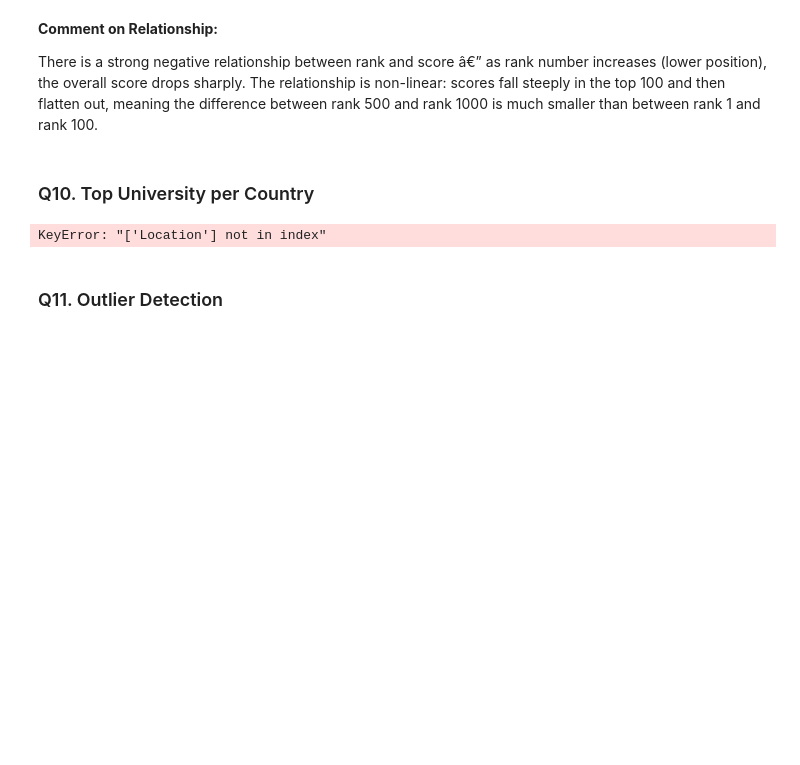
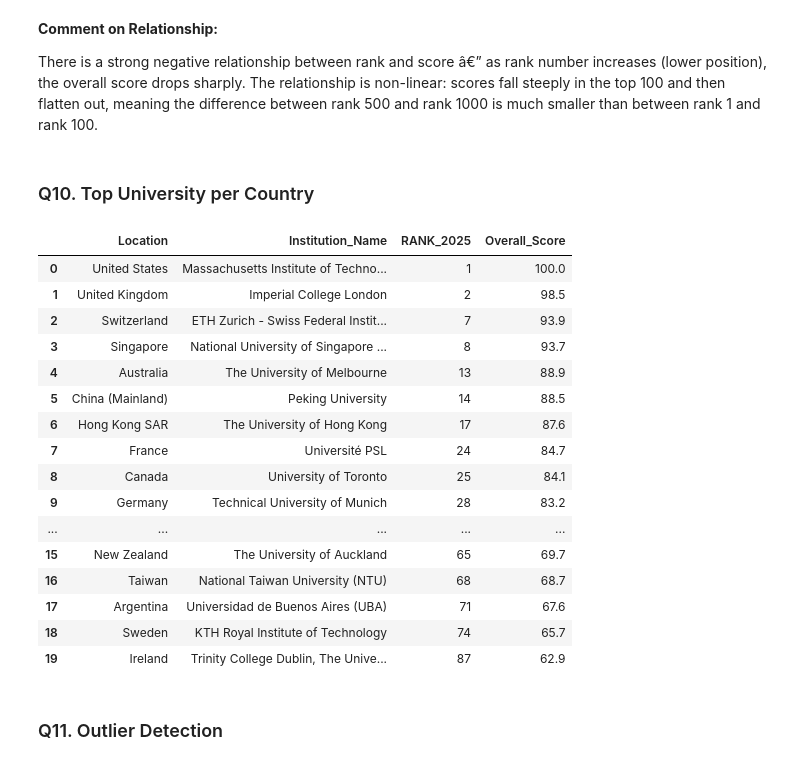
Before and after one commit to pranay-th/DataScienceReview, a Jupyter notebook: main.ipynb, the cells around one changed output. Saved outputs shown, nothing was run; the diff lists cells and outputs as text; code cells hidden in the pictures; blank space fills up the shorter version.

```diff
--- a/main.ipynb
+++ b/main.ipynb
@@ -391,19 +391,31 @@ There is a strong negative relationship between rank and score â€” as rank
 # %% [markdown]
 ### Q10. Top University per Country
 # %%
-def get_top_uni(group):
-    """Return the row with the lowest (best) rank in each country group."""
-    return group.loc[group['RANK_2025'].idxmin()]
-
+idx = df.groupby('Location')['RANK_2025'].idxmin()
 top_per_country = (
-    df.groupby('Location', group_keys=False)
-      .apply(get_top_uni)
+    df.loc[idx, ['Location', 'Institution_Name', 'RANK_2025', 'Overall_Score']]
+      .sort_values('RANK_2025')
       .reset_index(drop=True)
-      [['Location', 'Institution_Name', 'RANK_2025', 'Overall_Score']]
 )
 top_per_country.head(20)
 # %% [output]
-KeyError: "['Location'] not in index"
+|  | Location | Institution_Name | RANK_2025 | Overall_Score |
+| 0 | United States | Massachusetts Institute of Techno... | 1 | 100.0 |
+| 1 | United Kingdom | Imperial College London | 2 | 98.5 |
+| 2 | Switzerland | ETH Zurich - Swiss Federal Instit... | 7 | 93.9 |
+| 3 | Singapore | National University of Singapore ... | 8 | 93.7 |
+| 4 | Australia | The University of Melbourne | 13 | 88.9 |
+| 5 | China (Mainland) | Peking University | 14 | 88.5 |
+| 6 | Hong Kong SAR | The University of Hong Kong | 17 | 87.6 |
+| 7 | France | Université PSL | 24 | 84.7 |
+| 8 | Canada | University of Toronto | 25 | 84.1 |
+| 9 | Germany | Technical University of Munich | 28 | 83.2 |
+| ... | ... | ... | ... | ... |
+| 15 | New Zealand | The University of Auckland | 65 | 69.7 |
+| 16 | Taiwan | National Taiwan University (NTU) | 68 | 68.7 |
+| 17 | Argentina | Universidad de Buenos Aires (UBA) | 71 | 67.6 |
+| 18 | Sweden | KTH Royal Institute of Technology | 74 | 65.7 |
+| 19 | Ireland | Trinity College Dublin, The Unive... | 87 | 62.9 |
 # %% [markdown]
 ### Q11. Outlier Detection
 # %%
```
Also changed, not shown: parts of 11 cells of this notebook.
